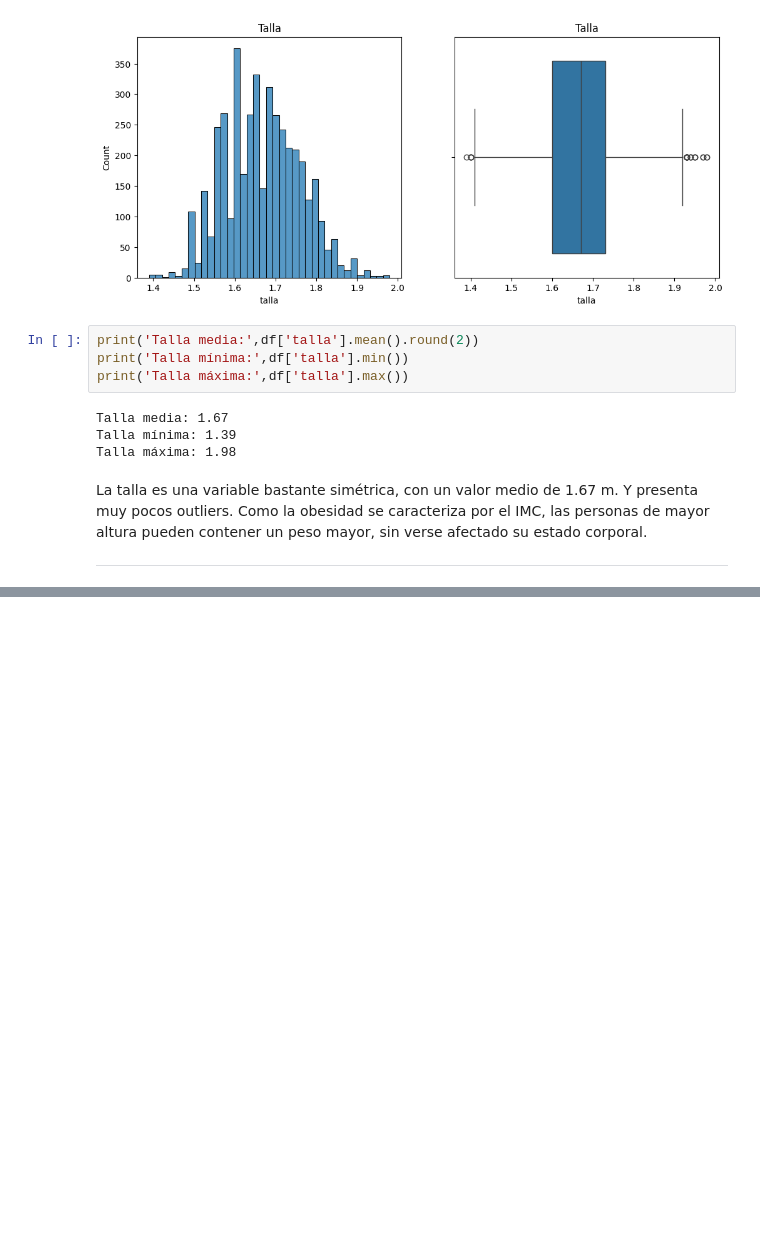
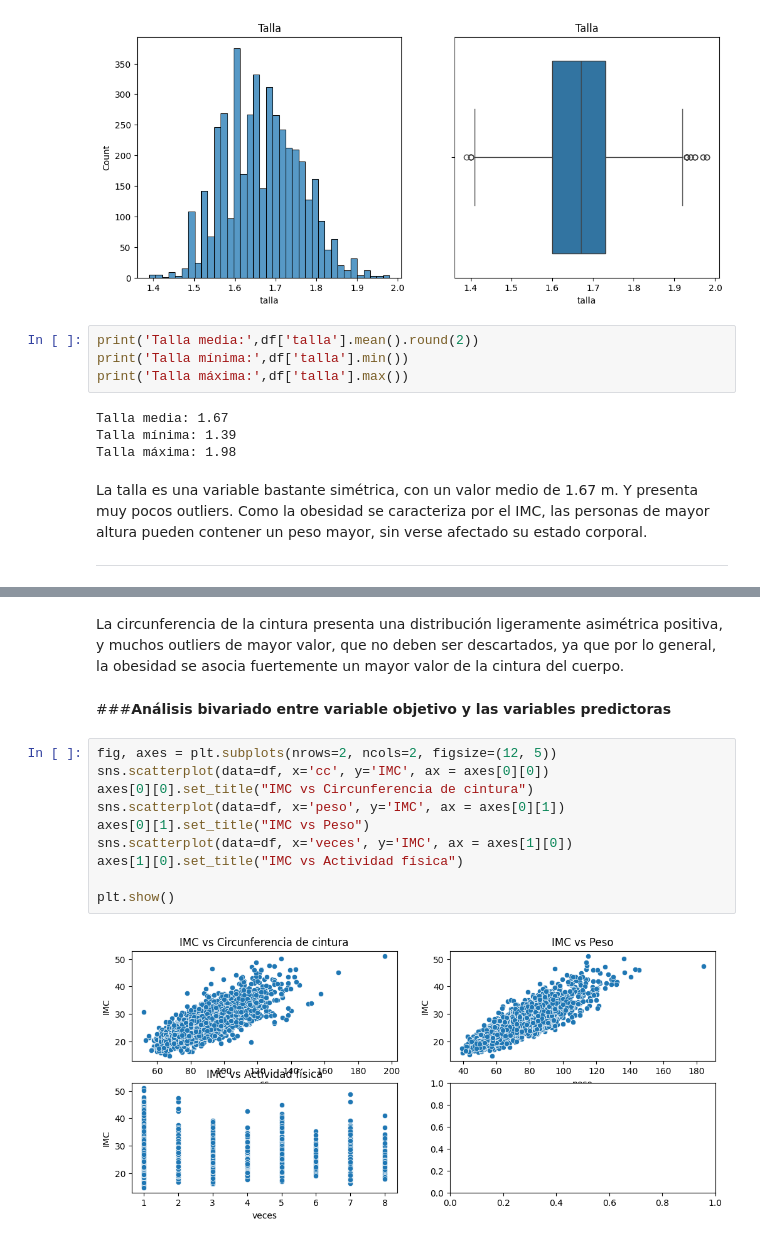
Before and after one commit to cabreonictor/Ciencia-de-Datos-y-Optimizacion-de-Modelos, a Jupyter notebook: notebook/Proyecto_Ciencia_de_Datos_y_Optimización_de_Modelos.ipynb, the cells around one changed output, grey strips where cells are left out. Saved outputs shown, nothing was run; the diff lists cells and outputs as text; blank space fills up the shorter version.

```diff
--- a/notebook/Proyecto_Ciencia_de_Datos_y_Optimización_de_Modelos.ipynb
+++ b/notebook/Proyecto_Ciencia_de_Datos_y_Optimización_de_Modelos.ipynb
@@ -364,0 +374,16 @@ La talla es una variable bastante simétrica, con un valor medio de 1.67 m. Y pr
+# %% [markdown]
+La circunferencia de la cintura presenta una distribución ligeramente asimétrica positiva, y muchos outliers de mayor valor, que no deben ser descartados, ya que por lo general, la obesidad se asocia fuertemente un mayor valor de la cintura del cuerpo.
+# %% [markdown]
+###**Análisis bivariado entre variable objetivo y las variables predictoras**
+# %%
+fig, axes = plt.subplots(nrows=2, ncols=2, figsize=(12, 5))
+sns.scatterplot(data=df, x='cc', y='IMC', ax = axes[0][0])
+axes[0][0].set_title("IMC vs Circunferencia de cintura")
+sns.scatterplot(data=df, x='peso', y='IMC', ax = axes[0][1])
+axes[0][1].set_title("IMC vs Peso")
+sns.scatterplot(data=df, x='veces', y='IMC', ax = axes[1][0])
+axes[1][0].set_title("IMC vs Actividad física")
+
+plt.show()
+# %% [output]
+[figure, added]
```
Also changed, not shown: parts of 1 cell of this notebook.
